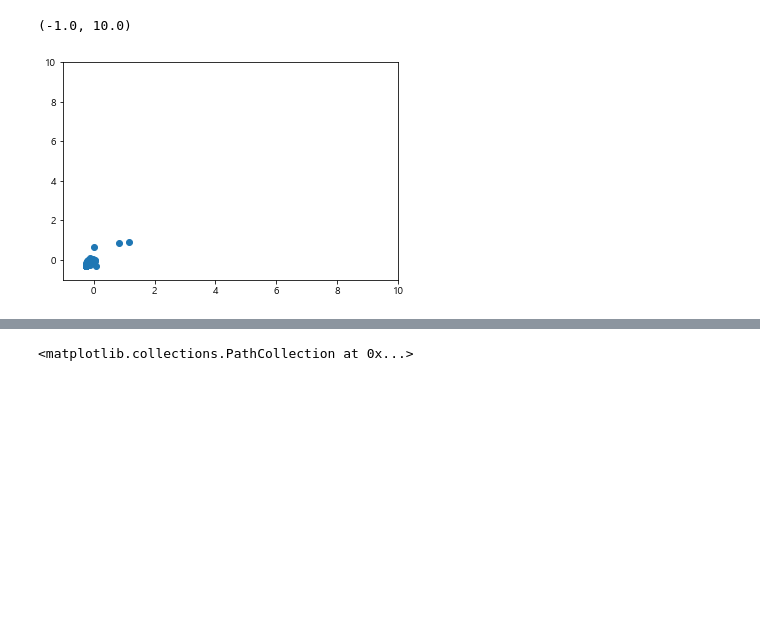
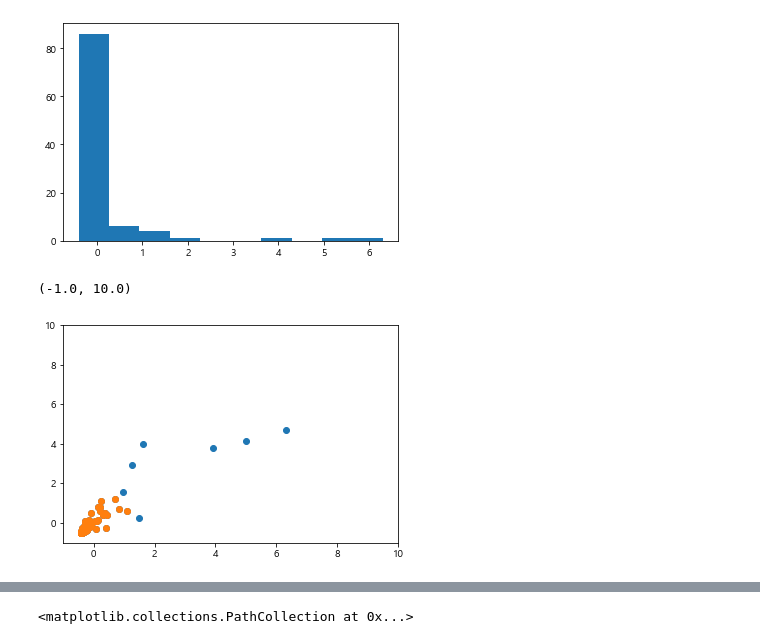
Before and after one commit to epsilon-deltta/MAIO, a Jupyter notebook: feature_engineering.ipynb, the cells around one changed output, grey strips where cells are left out. Drawn from its saved outputs; the diff is of its cells as text; code cells hidden in the pictures; blank space fills up the shorter version.

Commit message:
started outlier detection

```diff
--- a/feature_engineering.ipynb
+++ b/feature_engineering.ipynb
@@ -32,3 +39,7 @@ tkwd.sort_values(['h_sch'],ascending=False)[:10]
+# %%
+rs = plt.hist( tkwd.h_sch_std )
+# %% [output]
+[figure, added]
 # %%
 # Standardization
 from sklearn import preprocessing
@@ -54,9 +63,11 @@ def stripOutlier(df,cols,strength=1):
 # %%
 tkwdo = stripOutlier(tkwd,['h_sch_std','h_clk_std'])
 # %%
+# iqr outliers
+plt.scatter(tkwd.h_sch_std,tkwd.h_clk_std)
 plt.scatter(tkwdo.h_sch_std,tkwdo.h_clk_std)
 plt.xlim(-1,10)
 plt.ylim(-1,10)
 # %% [output]
 (-1.0, 10.0)
-[figure, old version]
+[figure, new version]
```
Also changed, not shown: parts of 10 cells of this notebook, 5 other files.
